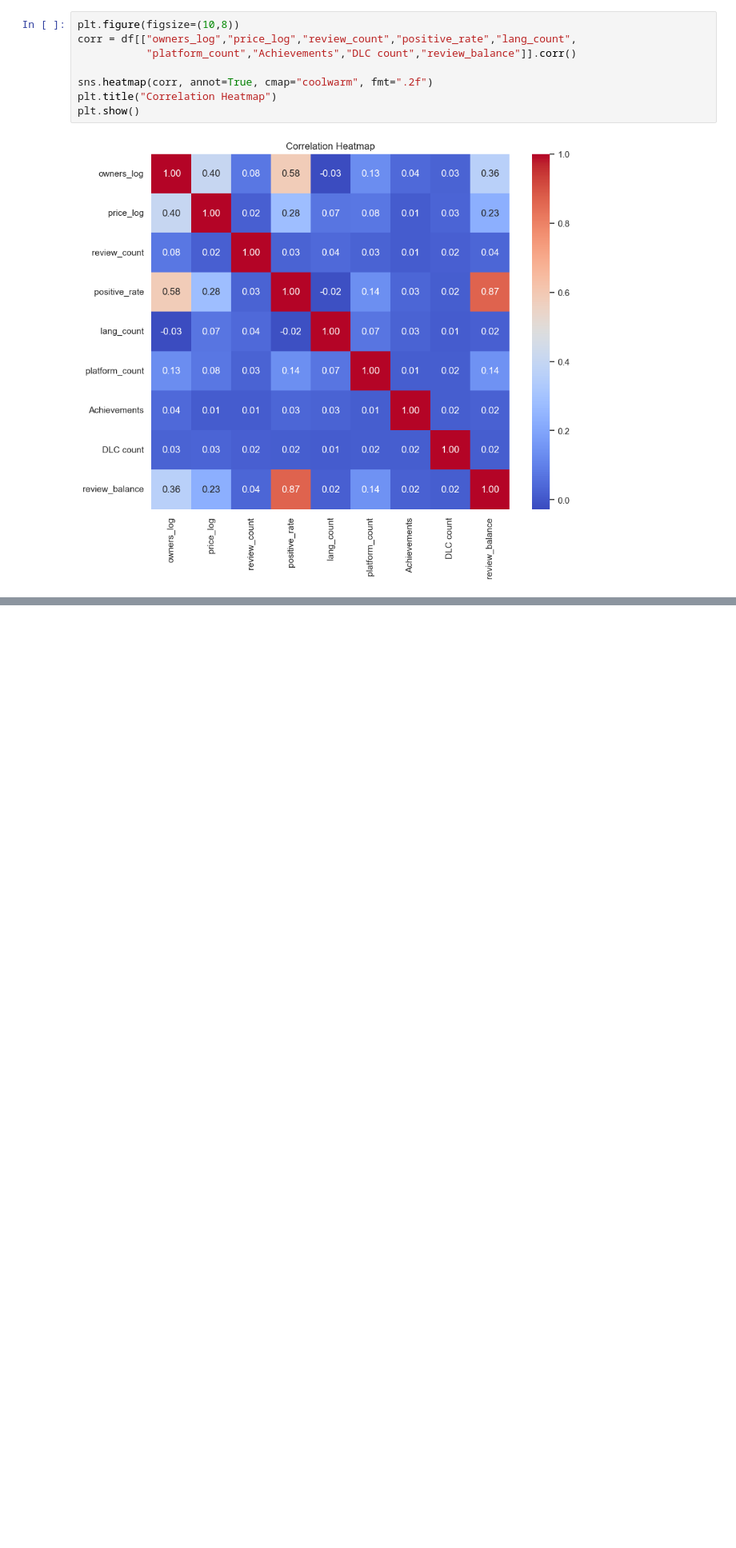
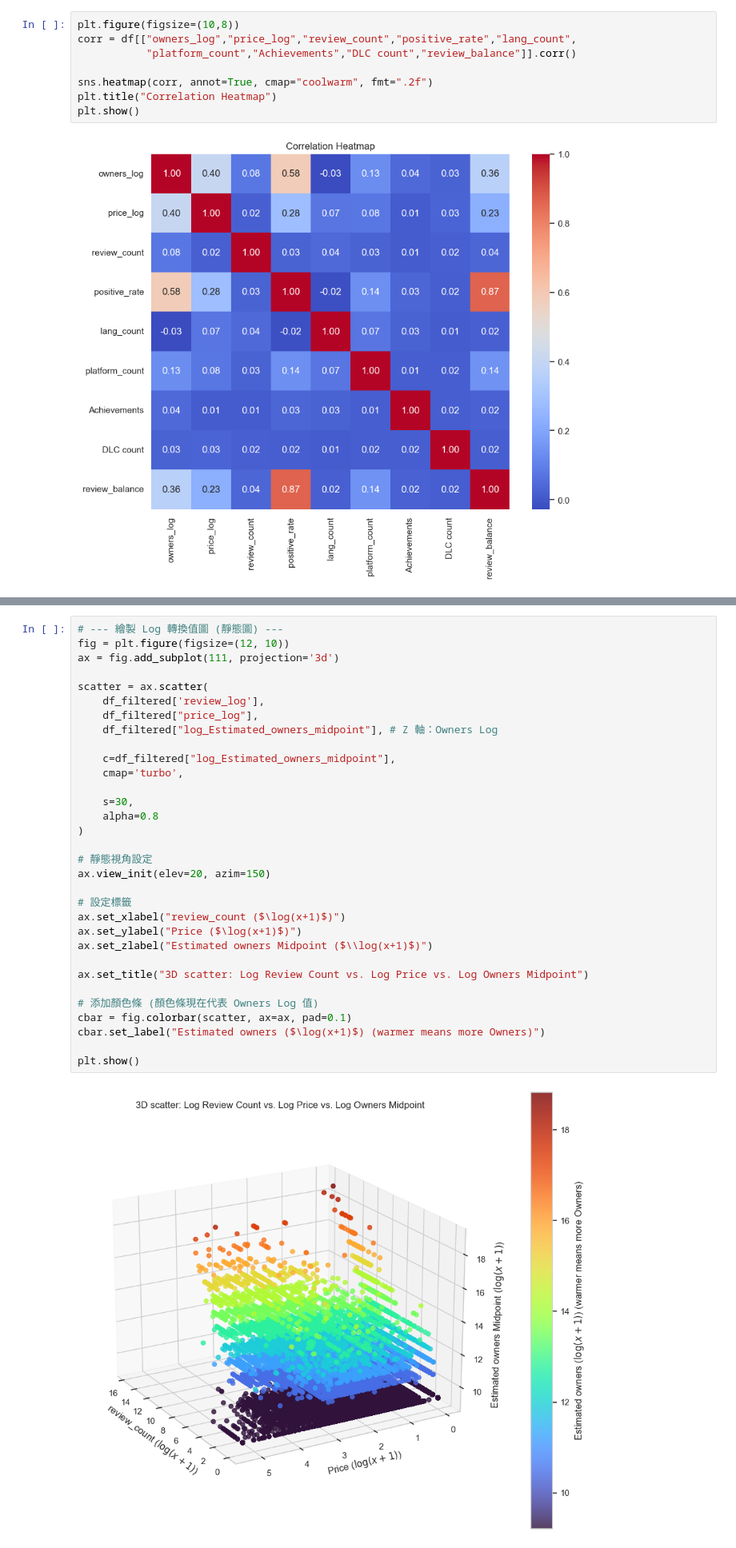
Before and after one commit to TinganYu/2025fall-Data-Science, a Jupyter notebook: code/EDA.ipynb, the cells around one changed output, grey strips where cells are left out. Shown at 80% size. Saved outputs shown, nothing was run; the diff lists cells and outputs as text; blank space fills up the shorter version.

```diff
--- a/code/EDA.ipynb
+++ b/code/EDA.ipynb
@@ -190,0 +384,34 @@ plt.show()
+# %%
+# --- 繪製 Log 轉換值圖 (靜態圖) ---
+fig = plt.figure(figsize=(12, 10))
+ax = fig.add_subplot(111, projection='3d')
+
+scatter = ax.scatter(
+    df_filtered['review_log'],
+    df_filtered["price_log"],
+    df_filtered["log_Estimated_owners_midpoint"], # Z 軸：Owners Log
+
+    c=df_filtered["log_Estimated_owners_midpoint"],
+    cmap='turbo',
+
+    s=30,
+    alpha=0.8
+)
+
+# 靜態視角設定
+ax.view_init(elev=20, azim=150)
+
+# 設定標籤
+ax.set_xlabel("review_count ($\log(x+1)$)")
+ax.set_ylabel("Price ($\log(x+1)$)")
+ax.set_zlabel("Estimated owners Midpoint ($\\log(x+1)$)")
+
+ax.set_title("3D scatter: Log Review Count vs. Log Price vs. Log Owners Midpoint")
+
+# 添加顏色條 (顏色條現在代表 Owners Log 值)
+cbar = fig.colorbar(scatter, ax=ax, pad=0.1)
+cbar.set_label("Estimated owners ($\log(x+1)$) (warmer means more Owners)")
+
+plt.show()
+# %% [output]
+[figure, added]
```
Also changed, not shown: parts of 6 cells of this notebook, 2 other files.
